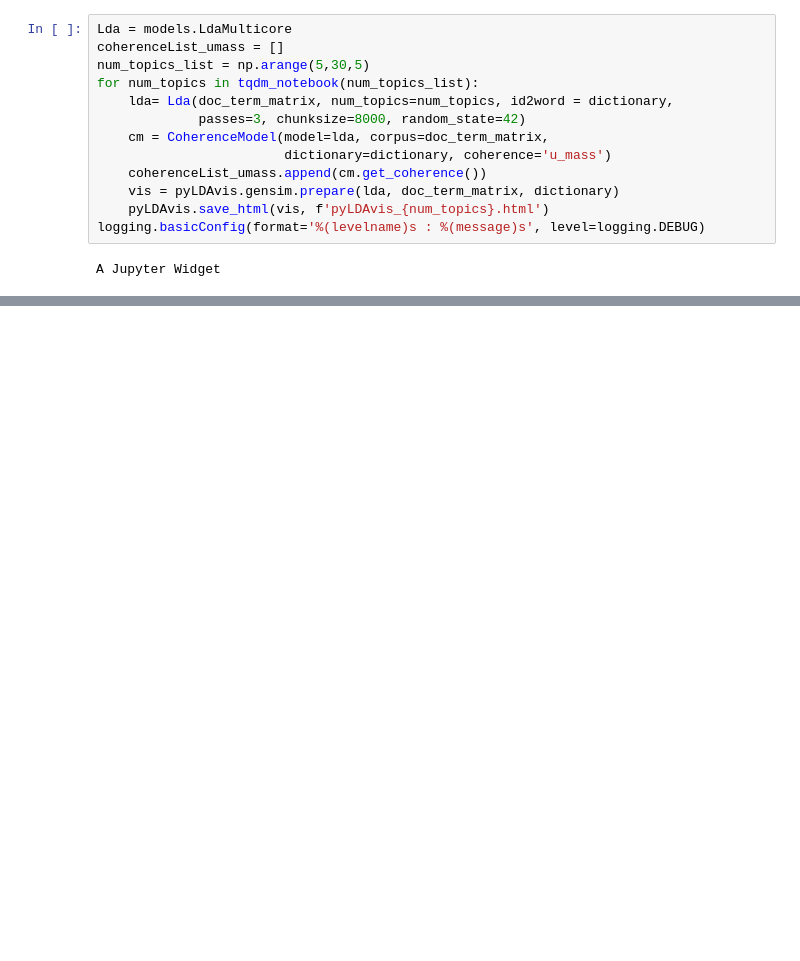
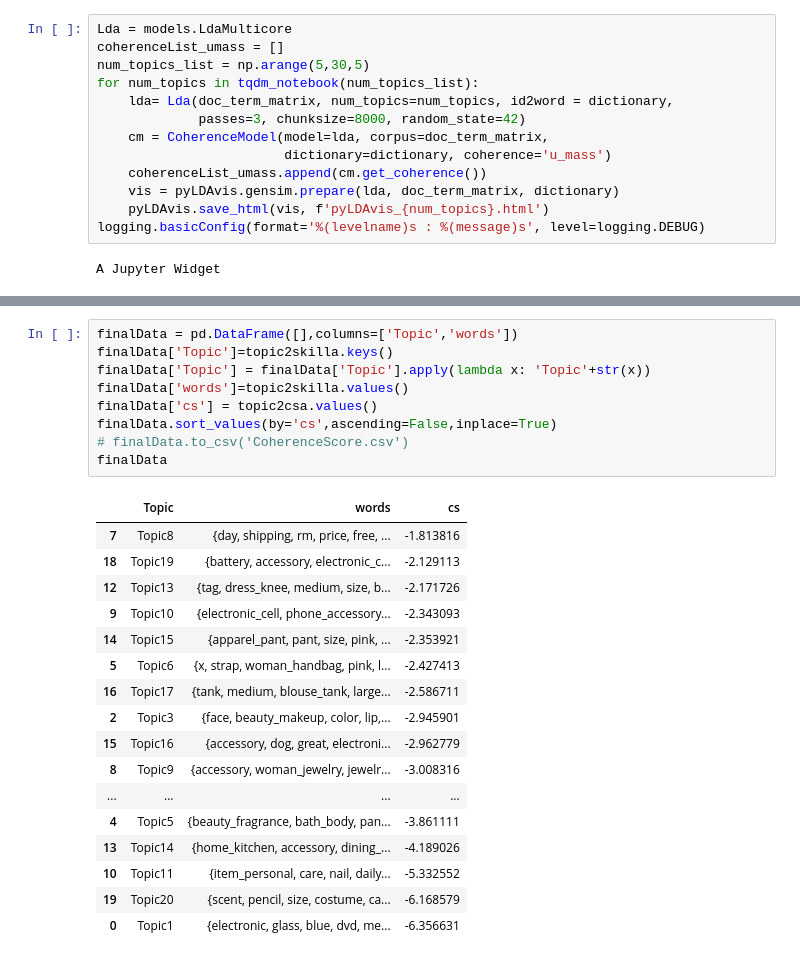
Before and after one commit to santhoshhari/Mercari-Price-Suggestion, a Jupyter notebook: topic_modeling.ipynb, the cells around one changed output, grey strips where cells are left out. Drawn from its saved outputs; the diff is of its cells as text; blank space fills up the shorter version.

```diff
--- a/topic_modeling.ipynb
+++ b/topic_modeling.ipynb
@@ -125,0 +269,27 @@ plt.savefig('Topic coherence plot.png')
+# %%
+finalData = pd.DataFrame([],columns=['Topic','words'])
+finalData['Topic']=topic2skilla.keys()
+finalData['Topic'] = finalData['Topic'].apply(lambda x: 'Topic'+str(x))
+finalData['words']=topic2skilla.values()
+finalData['cs'] = topic2csa.values()
+finalData.sort_values(by='cs',ascending=False,inplace=True)
+# finalData.to_csv('CoherenceScore.csv')
+finalData
+# %% [output]
+|  | Topic | words | cs |
+| 7 | Topic8 | {day, shipping, rm, price, free, ... | -1.813816 |
+| 18 | Topic19 | {battery, accessory, electronic_c... | -2.129113 |
+| 12 | Topic13 | {tag, dress_knee, medium, size, b... | -2.171726 |
+| 9 | Topic10 | {electronic_cell, phone_accessory... | -2.343093 |
+| 14 | Topic15 | {apparel_pant, pant, size, pink, ... | -2.353921 |
+| 5 | Topic6 | {x, strap, woman_handbag, pink, l... | -2.427413 |
+| 16 | Topic17 | {tank, medium, blouse_tank, large... | -2.586711 |
+| 2 | Topic3 | {face, beauty_makeup, color, lip,... | -2.945901 |
+| 15 | Topic16 | {accessory, dog, great, electroni... | -2.962779 |
+| 8 | Topic9 | {accessory, woman_jewelry, jewelr... | -3.008316 |
+| ... | ... | ... | ... |
+| 4 | Topic5 | {beauty_fragrance, bath_body, pan... | -3.861111 |
+| 13 | Topic14 | {home_kitchen, accessory, dining_... | -4.189026 |
+| 10 | Topic11 | {item_personal, care, nail, daily... | -5.332552 |
+| 19 | Topic20 | {scent, pencil, size, costume, ca... | -6.168579 |
+| 0 | Topic1 | {electronic, glass, blue, dvd, me... | -6.356631 |
```
Also changed, not shown: parts of 27 cells of this notebook.
